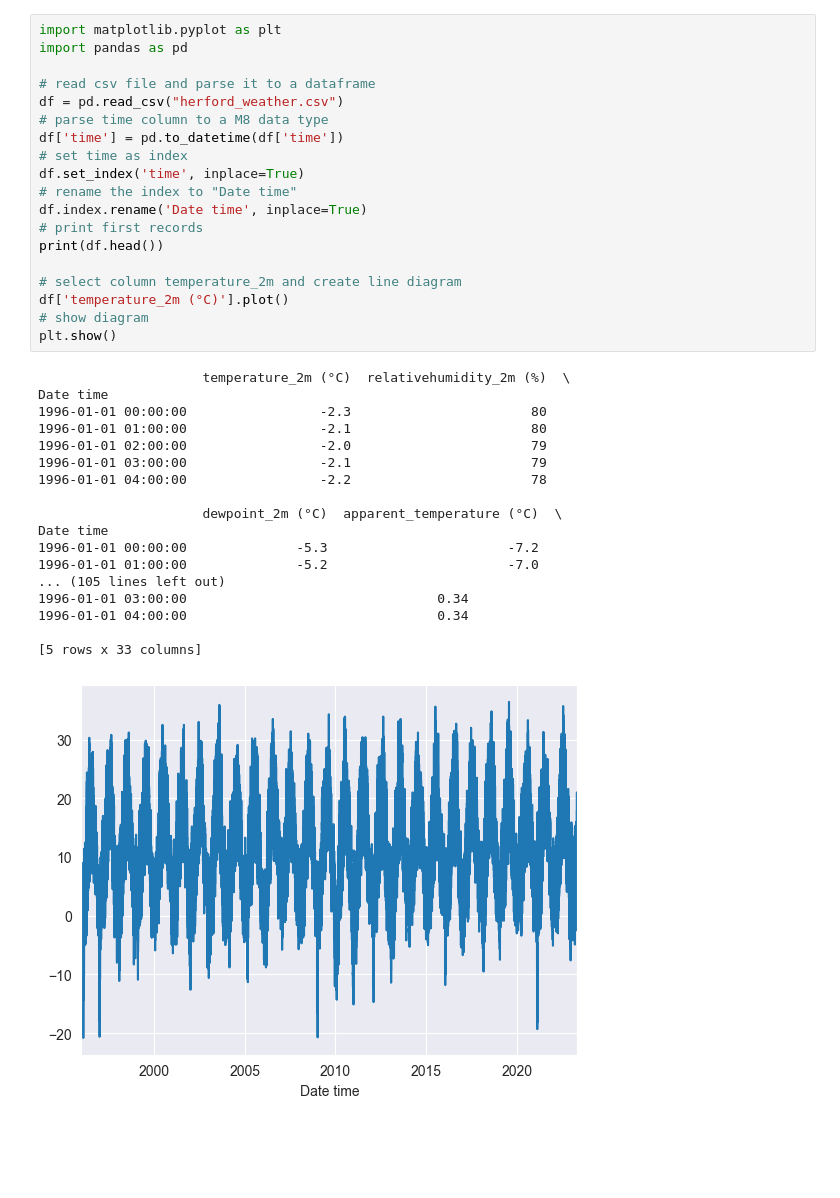
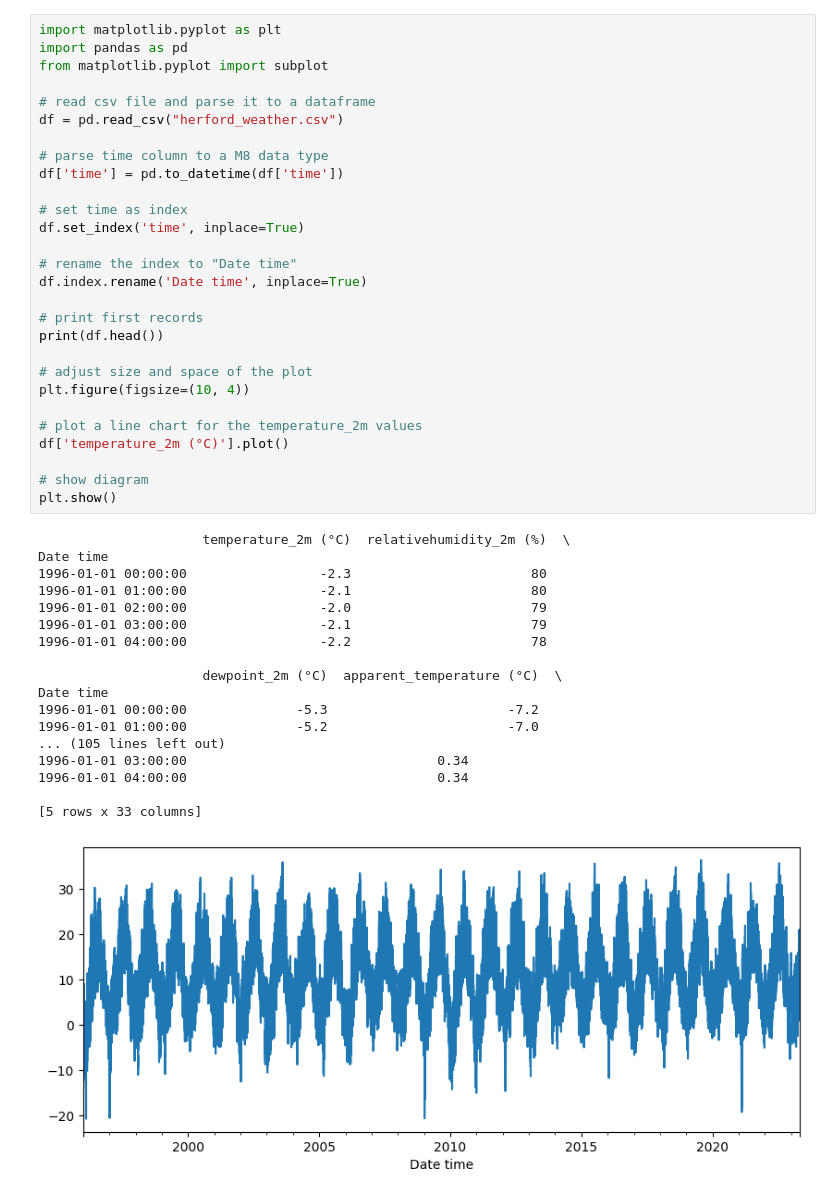
Before and after one commit to MuhammedKrz/DatenanalyseUndMLPraktika, a Jupyter notebook: Blatt 6/Praktikum6.ipynb, the cells around one changed output. Drawn from its saved outputs; the diff is of its cells as text; blank space fills up the shorter version.

```diff
--- a/Blatt 6/Praktikum6.ipynb
+++ b/Blatt 6/Praktikum6.ipynb
@@ -22,38 +22,47 @@ für die Temperaturwerte in 2m
 # %%
 import matplotlib.pyplot as plt
 import pandas as pd
+from matplotlib.pyplot import subplot
 
 # read csv file and parse it to a dataframe
 df = pd.read_csv("herford_weather.csv")
+
 # parse time column to a M8 data type
 df['time'] = pd.to_datetime(df['time'])
+
 # set time as index
 df.set_index('time', inplace=True)
+
 # rename the index to "Date time"
 df.index.rename('Date time', inplace=True)
+
 # print first records
 print(df.head())
 
-# select column temperature_2m and create line diagram
+# adjust size and space of the plot
+plt.figure(figsize=(10, 4))
+
+# plot a line chart for the temperature_2m values
 df['temperature_2m (°C)'].plot()
+
 # show diagram
 plt.show()
 # %% [output]
                      temperature_2m (°C)  relativehumidity_2m (%)  \
 Date time
 1996-01-01 00:00:00                 -2.3                       80
 1996-01-01 01:00:00                 -2.1                       80
 1996-01-01 02:00:00                 -2.0                       79
 1996-01-01 03:00:00                 -2.1                       79
 1996-01-01 04:00:00                 -2.2                       78
 
                      dewpoint_2m (°C)  apparent_temperature (°C)  \
 Date time
 1996-01-01 00:00:00              -5.3                       -7.2
 1996-01-01 01:00:00              -5.2                       -7.0
 ... (105 lines left out)
 1996-01-01 03:00:00                                0.34
 1996-01-01 04:00:00                                0.34
 
 [5 rows x 33 columns]
-[figure, old version]
+[figure, new version]
```
Also changed, not shown: parts of 3 cells of this notebook.
